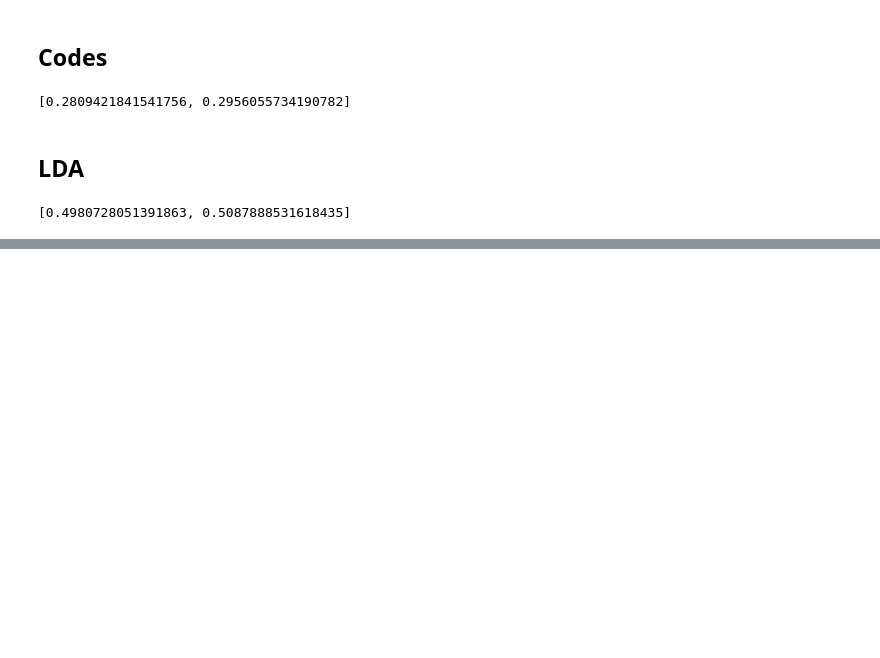
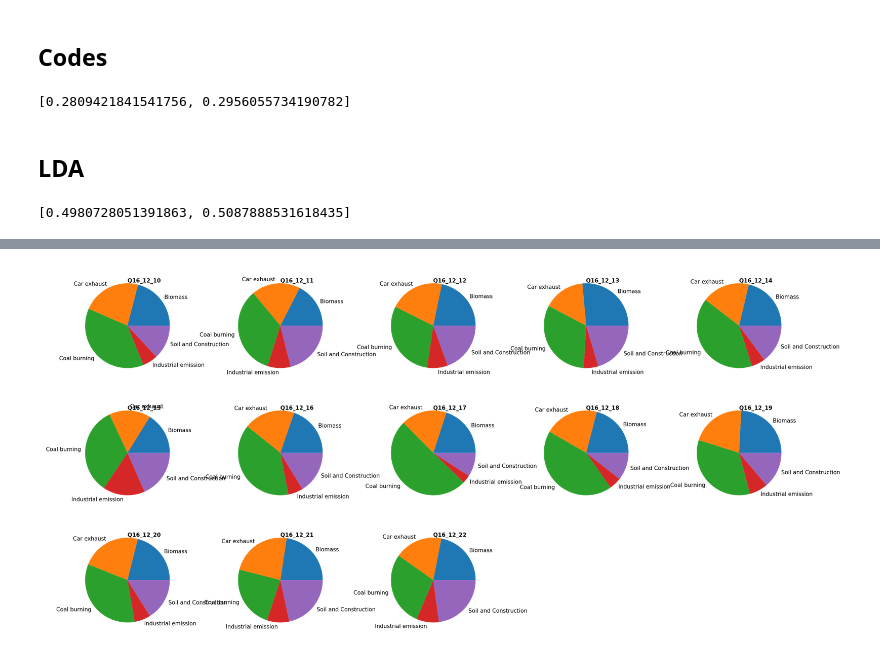
Before and after one commit to gbland0725/PMSources, a Jupyter notebook: src/examplepackage/Comparingsupervisedmodels5_classes.ipynb, the cells around one changed output, grey strips where cells are left out. Saved outputs shown, nothing was run; the diff lists cells and outputs as text; code cells hidden in the pictures; blank space fills up the shorter version.

```diff
--- a/src/examplepackage/Comparingsupervisedmodels5_classes.ipynb
+++ b/src/examplepackage/Comparingsupervisedmodels5_classes.ipynb
@@ -334,5 +302,5 @@ print([score.mean(), score.std()])
 # %%
 from sklearn.neighbors import KNeighborsClassifier
 
-#clf = KNeighborsClassifier(n_neighbors = 30, weights = 'distance').fit(Train, TrainLabels)
+clf1 = KNeighborsClassifier(n_neighbors = 30, weights = 'distance').fit(Train, TrainLabels)
 # %%
@@ -471,0 +540,4 @@ print([clf.score(Test_prob, TestLabels), clf.score(Train_prob, TrainLabels)])
+# %%
+modellist1 = model_predict(Qian2016DF, clf1, Qian2016keys)
+# %% [output]
+[figure, added]
```
Also changed, not shown: parts of 28 cells of this notebook, 1 other file.
